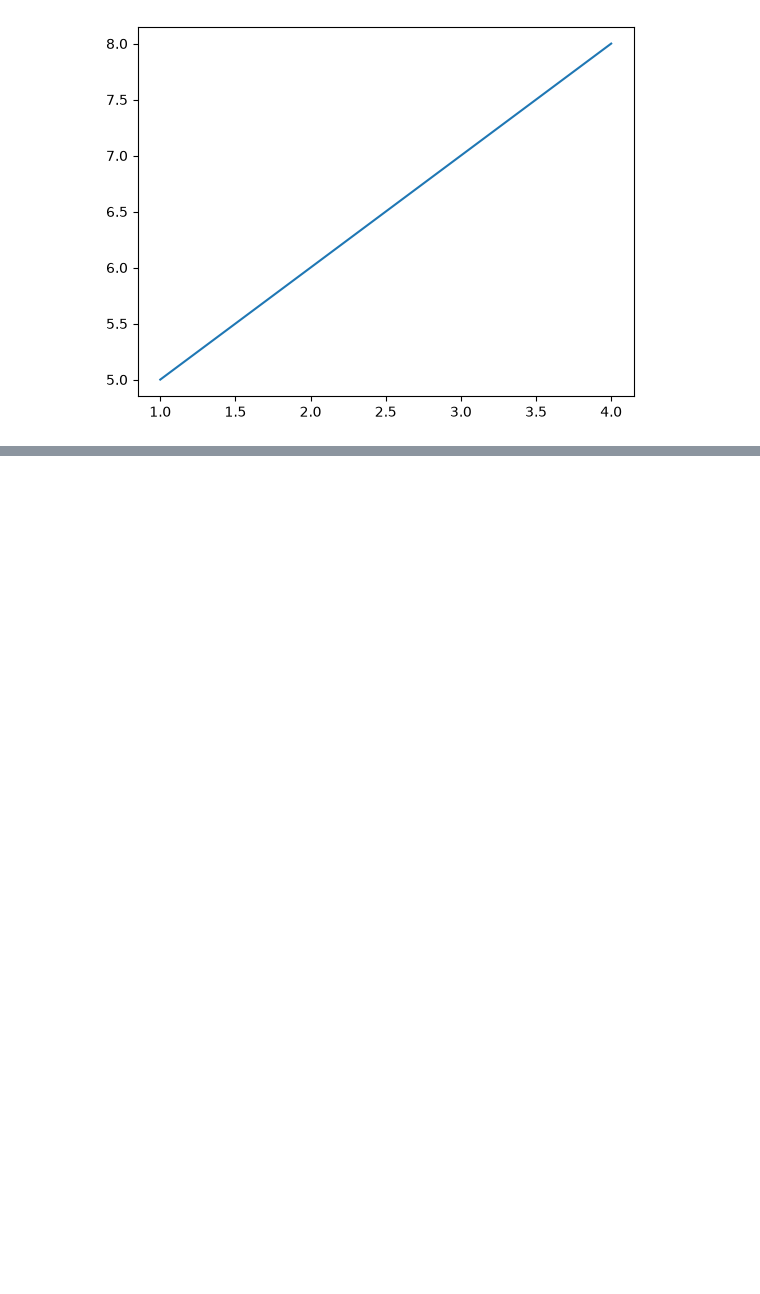
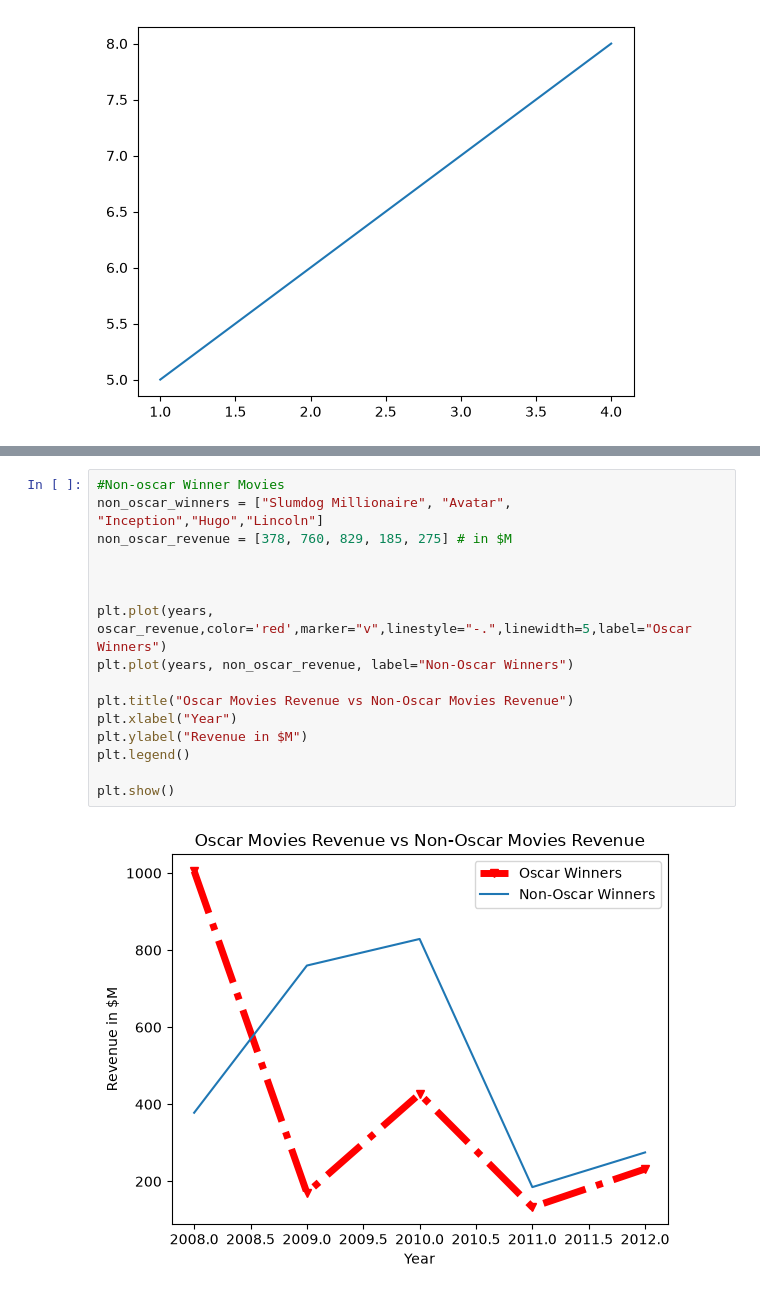
Before and after one commit to HiteshKadam/apna_college_datascience, a Jupyter notebook: Anaconda/data_visualization.ipynb, the cells around one changed output, grey strips where cells are left out. Drawn from its saved outputs; the diff is of its cells as text; blank space fills up the shorter version.

```diff
--- a/Anaconda/data_visualization.ipynb
+++ b/Anaconda/data_visualization.ipynb
@@ -10,0 +34,18 @@ plt.show()
+# %%
+#Non-oscar Winner Movies
+non_oscar_winners = ["Slumdog Millionaire", "Avatar", "Inception","Hugo","Lincoln"]
+non_oscar_revenue = [378, 760, 829, 185, 275] # in $M
+
+
+
+plt.plot(years, oscar_revenue,color='red',marker="v",linestyle="-.",linewidth=5,label="Oscar Winners")
+plt.plot(years, non_oscar_revenue, label="Non-Oscar Winners")
+
+plt.title("Oscar Movies Revenue vs Non-Oscar Movies Revenue")
+plt.xlabel("Year")
+plt.ylabel("Revenue in $M")
+plt.legend()
+
+plt.show()
+# %% [output]
+[figure, added]
```
Also changed, not shown: parts of 6 cells of this notebook, 1 other file.
